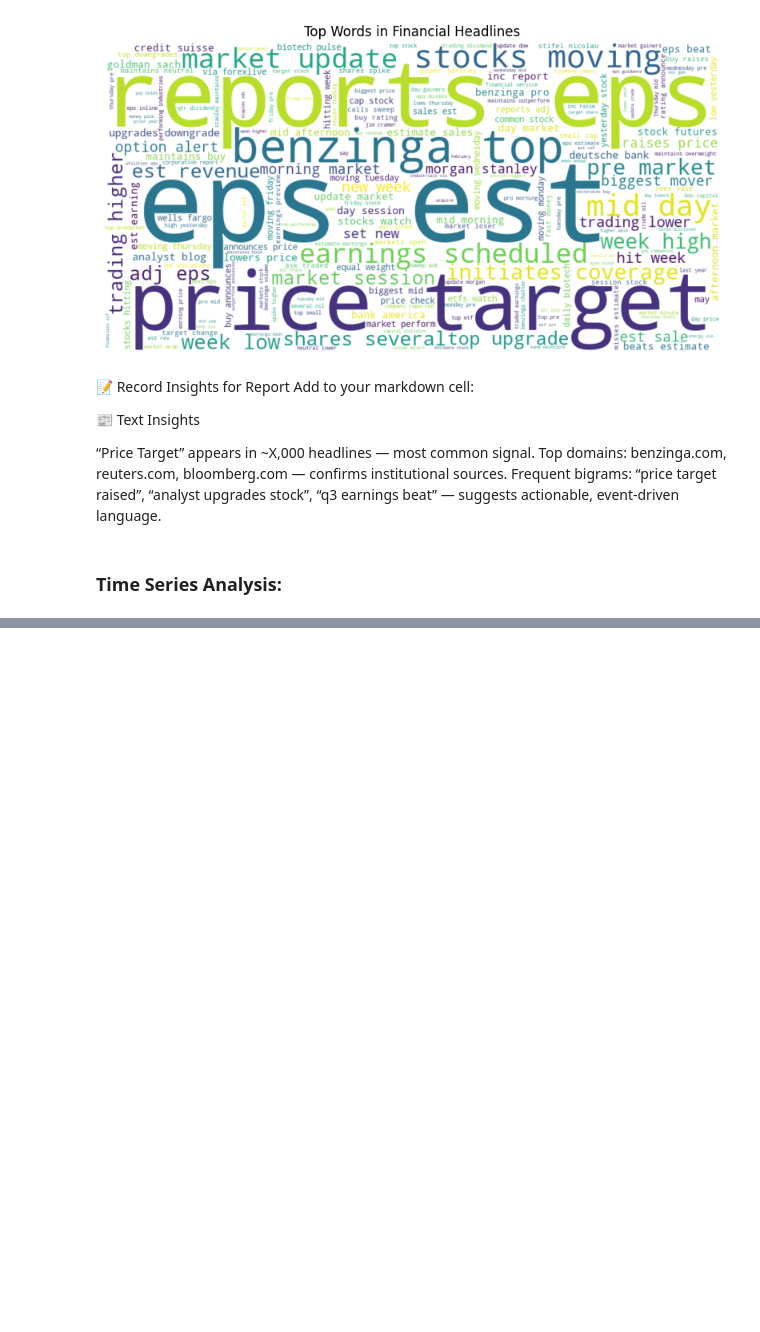
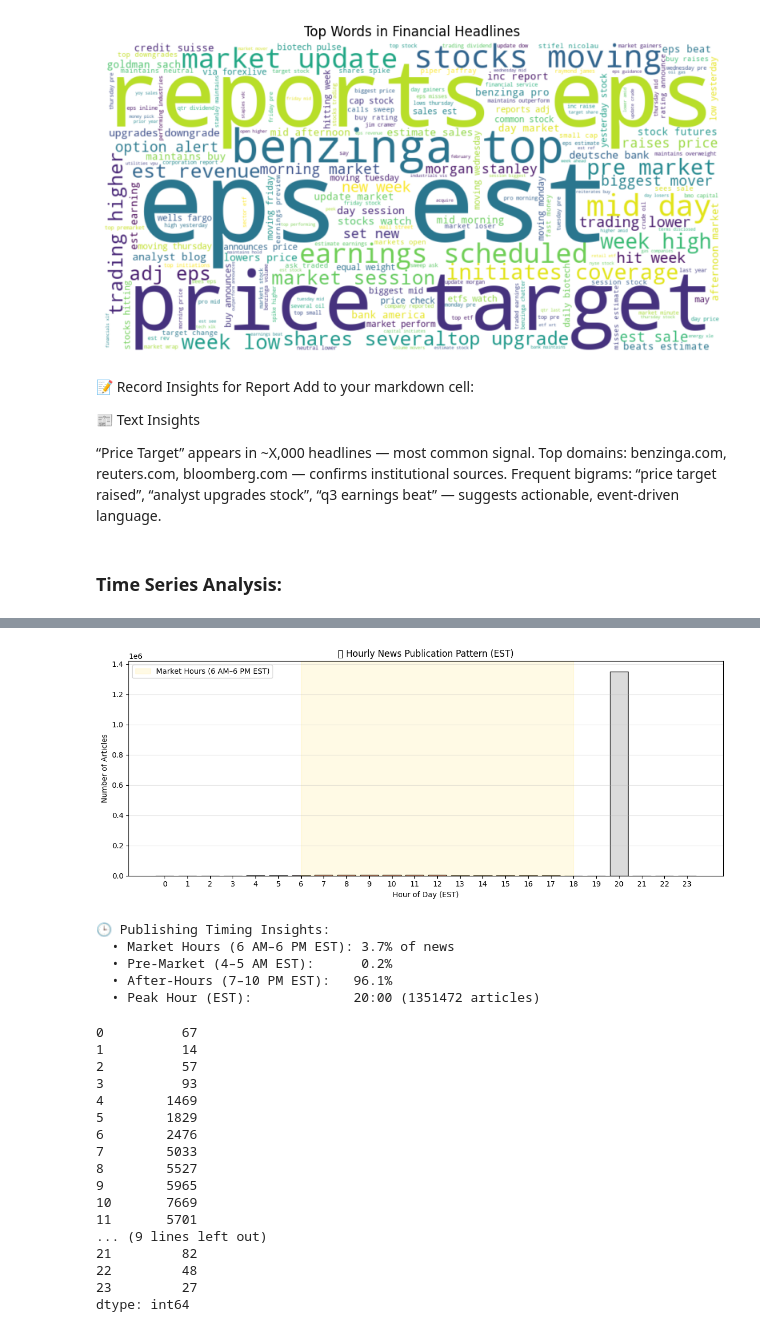
Before and after one commit to muhajirhualis/KAIM_Week1, a Jupyter notebook: notebooks/eda_notebook.ipynb, the cells around one changed output, grey strips where cells are left out. Drawn from its saved outputs; the diff is of its cells as text; code cells hidden in the pictures; blank space fills up the shorter version.

```diff
--- a/notebooks/eda_notebook.ipynb
+++ b/notebooks/eda_notebook.ipynb
@@ -139,0 +148,28 @@ Frequent bigrams: “price target raised”, “analyst upgrades stock”, “q3
+# %%
+#  Hourly pattern (EST)
+from scripts.eda_time_series import hourly_pattern_analysis
+hourly_pattern_analysis(news_df)
+# %% [output]
+[figure, added]
+🕒 Publishing Timing Insights:
+  • Market Hours (6 AM–6 PM EST): 3.7% of news
+  • Pre-Market (4–5 AM EST):      0.2%
+  • After-Hours (7–10 PM EST):   96.1%
+  • Peak Hour (EST):             20:00 (1351472 articles)
+0          67
+1          14
+2          57
+3          93
+4        1469
+5        1829
+6        2476
+7        5033
+8        5527
+9        5965
+10       7669
+11       5701
+... (9 lines left out)
+21         82
+22         48
+23         27
+dtype: int64
```
Also changed, not shown: parts of 3 cells of this notebook, 3 other files.
